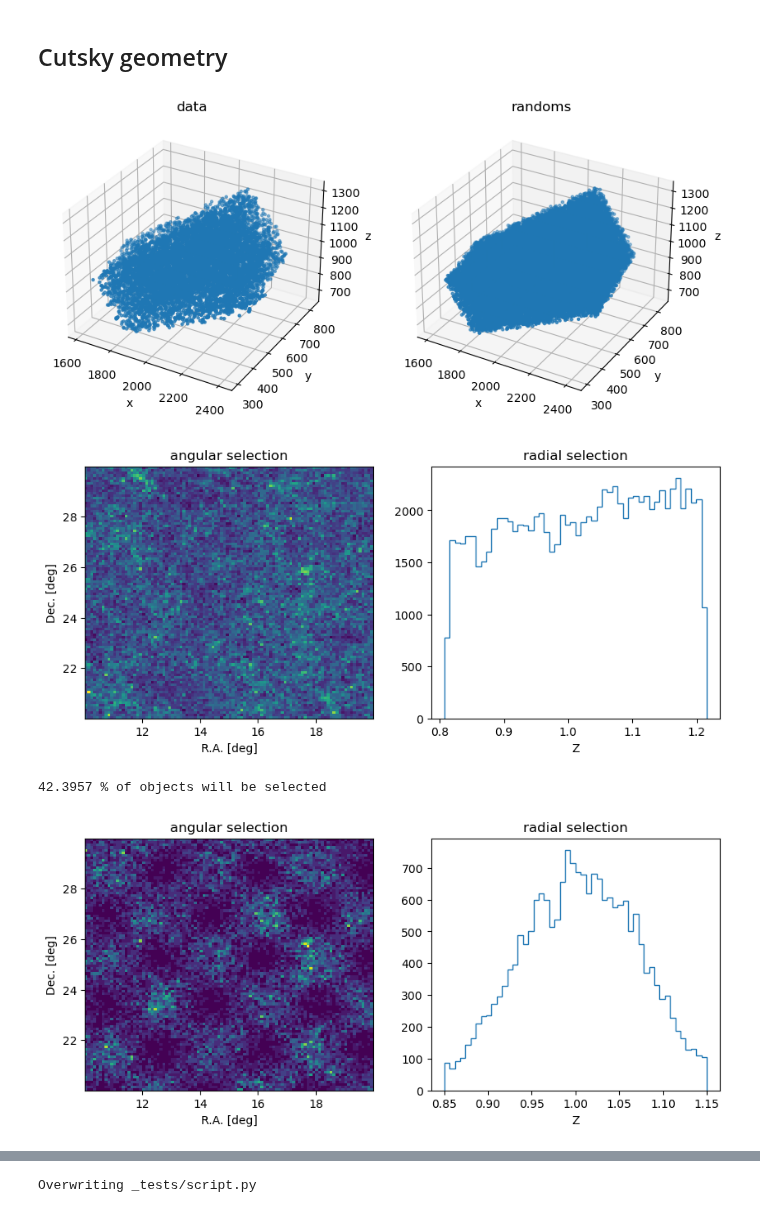
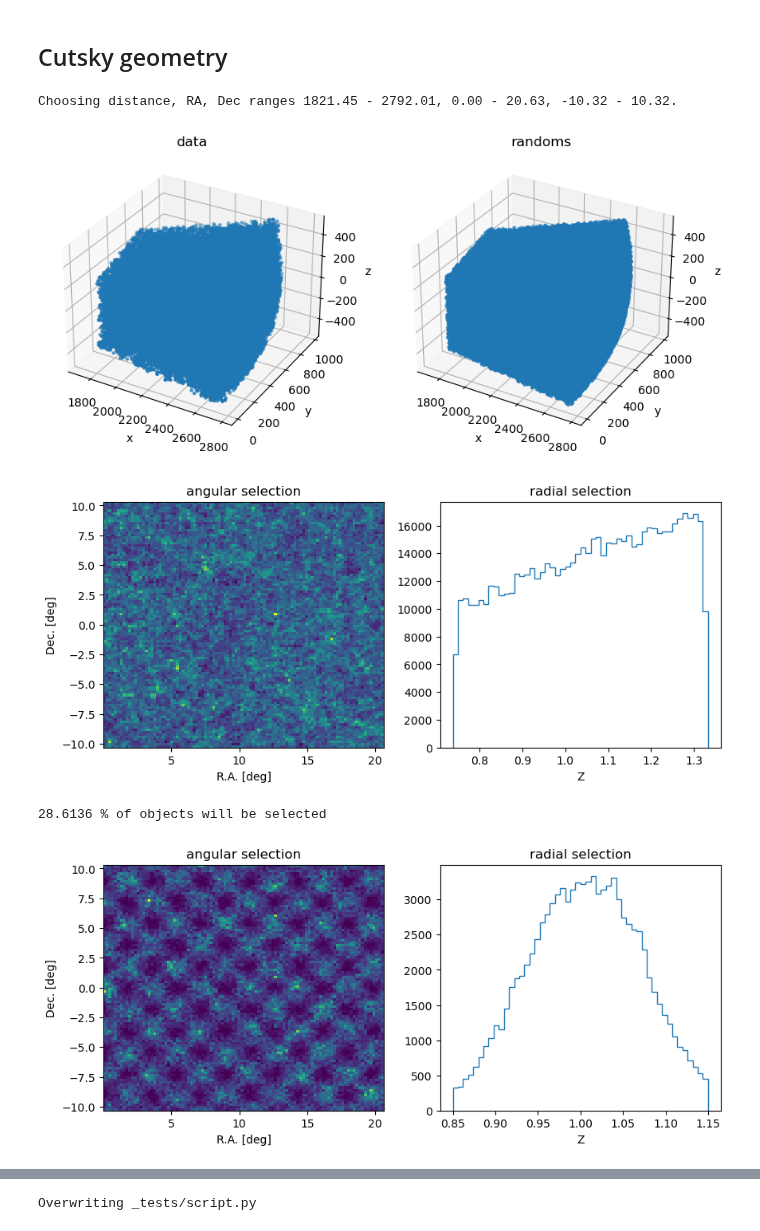
Before and after one commit to cosmodesi/mockfactory, a Jupyter notebook: nb/basic_examples.ipynb, the cells around one changed output, grey strips where cells are left out. Saved outputs shown, nothing was run; the diff lists cells and outputs as text; code cells hidden in the pictures.

Commit message:
handle dmax < boxsize and dmax < boxsize / 2 cases in box_to_cutsky

```diff
--- a/nb/basic_examples.ipynb
+++ b/nb/basic_examples.ipynb
@@ -105,38 +105,40 @@ plt.show()
 ## Cutsky geometry
 # %%
 # Let us cut the above box to some geometry
-drange = [dist - boxsize/3., dist + boxsize/3.]
-rarange = [10, 20]
-decrange = [20, 30]
-
+# Let us pick the largest (RA, Dec) range we can achieve for a maximum distance of dist + boxsize / 2.
+drange, rarange, decrange = box_to_cutsky(boxsize=boxsize, dmax=dist + boxsize / 2.)
+# Moving RA - range to positive values, just for better display
+rarange = np.array(rarange) + np.abs(np.min(rarange))
+print('Choosing distance, RA, Dec ranges {:.2f} - {:.2f}, {:.2f} - {:.2f}, {:.2f} - {:.2f}.'.format(*drange, *rarange, *decrange))
 # noutput = None will cut as many catalogs as possible
 randoms_cutsky = randoms.cutsky(drange=drange, rarange=rarange, decrange=decrange, noutput=1)
 
 # For data, we want to apply RSD *before* selection function
 isometry, mask_radial, mask_angular = data.isometry_for_cutsky(drange=drange, rarange=rarange, decrange=decrange)
 # First move data to its final position
 data_cutsky = data.cutsky_from_isometry(isometry, dradec=None)
 # Apply RSD
 data_cutsky['RSDPosition'] = data_cutsky.rsd_position(f=f)
 data_cutsky['Distance'], data_cutsky['RA'], data_cutsky['DEC'] = utils.cartesian_to_sky(data_cutsky['RSDPosition'])
 # Apply selection function
 mask = mask_radial(data_cutsky['Distance']) & mask_angular(data_cutsky['RA'], data_cutsky['DEC'])
 data_cutsky = data_cutsky[mask]
 
 fig = plt.figure(figsize=(10,6))
 ax = fig.add_subplot(121, projection='3d', title='data')
 ax.scatter(*data_cutsky['Position'][::10].T, marker='.')
 ax.set_xlabel('x')
 ax.set_ylabel('y')
 ax.set_zlabel('z')
 ax = fig.add_subplot(122, projection='3d', title='randoms')
 ax.scatter(*randoms_cutsky['Position'][::10].T, marker='.')
 ax.set_xlabel('x')
 ax.set_ylabel('y')
 ax.set_zlabel('z')
 plt.show()
 # %% [output]
+Choosing distance, RA, Dec ranges 1821.45 - 2792.01, 0.00 - 20.63, -10.32 - 10.32.
-[figure, old version]
+[figure, new version]
 # %%
 # Let's look at the angular and radial selection function
 
@@ -154,7 +156,7 @@ ax.hist(data_cutsky['Z'], histtype='step', bins=50)
 ax.set_xlabel('Z')
 plt.show()
 # %% [output]
-[figure, old version]
+[figure, new version]
 # %%
 # Let's apply some redshift cuts
 z = np.linspace(0.85, 1.15, 51)
@@ -180,8 +182,8 @@ ax.hist(data_cutsky['Z'][mask], histtype='step', bins=50)
 ax.set_xlabel('Z')
 plt.show()
 # %% [output]
-42.3957 % of objects will be selected
+28.6136 % of objects will be selected
-[figure, old version]
+[figure, new version]
 # %%
 # Export to e.g. fits
 base_dir = '_tests'
```
Also changed, not shown: parts of 6 cells of this notebook, 6 other files.
